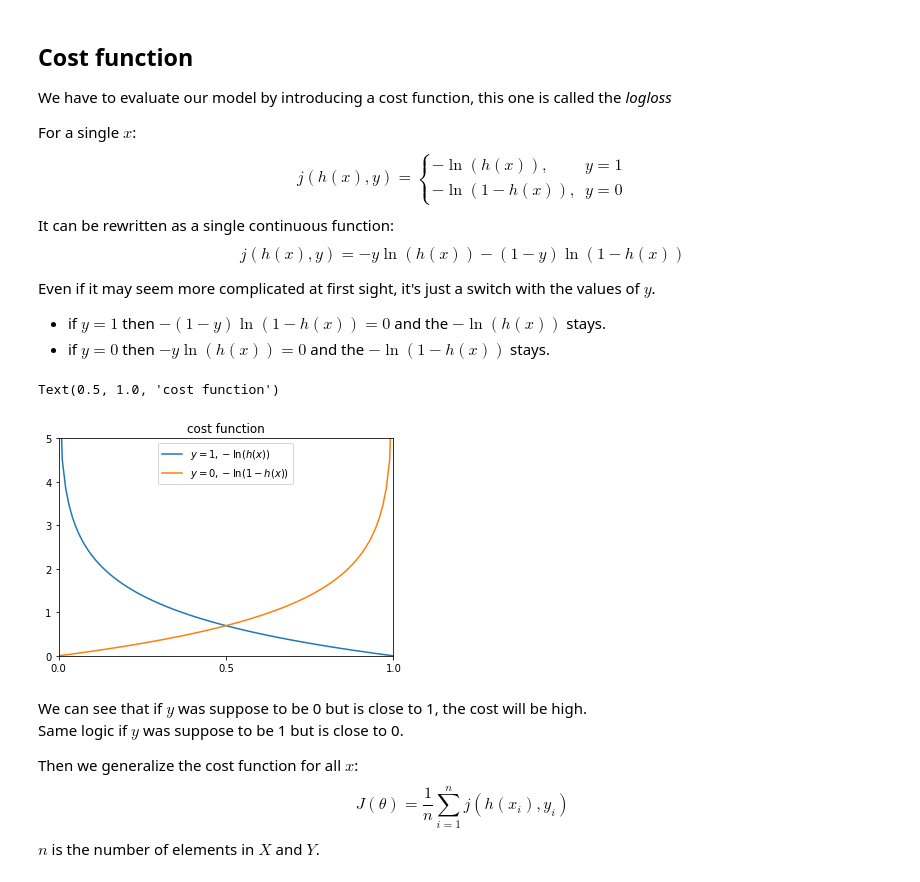
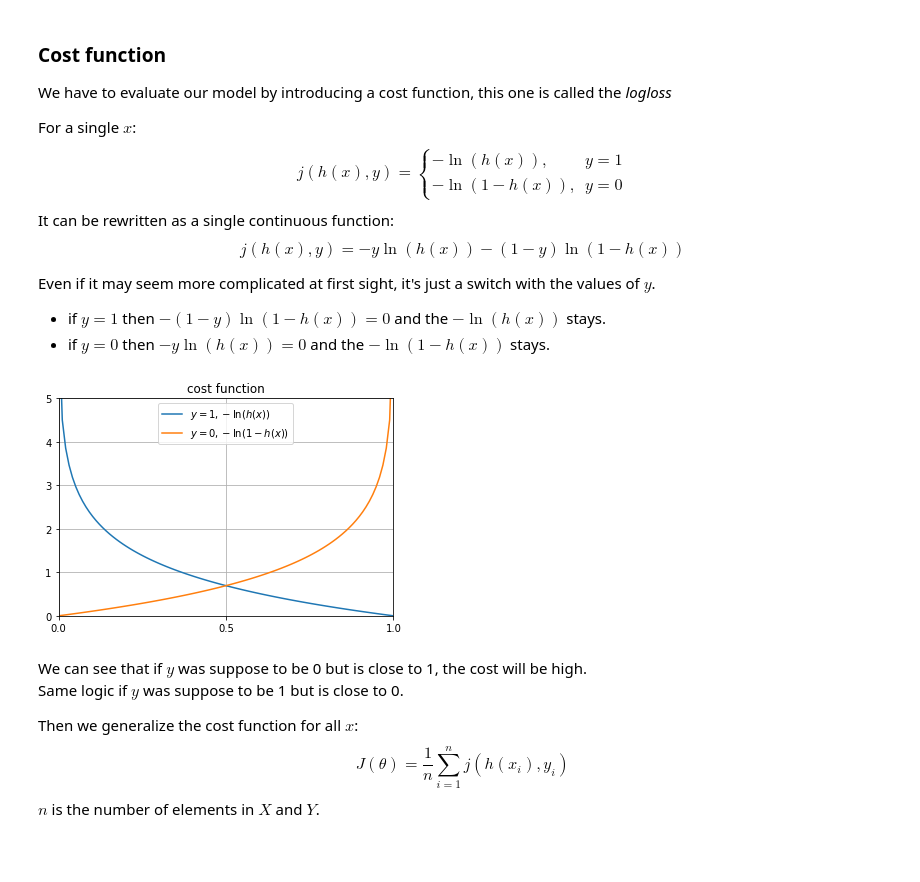
Before and after one commit to cacharle/dslr, a Jupyter notebook: logistic_regression_notebook.ipynb, the cells around one changed output. Drawn from its saved outputs; the diff is of its cells as text; code cells hidden in the pictures; blank space fills up the shorter version.

```diff
--- a/logistic_regression_notebook.ipynb
+++ b/logistic_regression_notebook.ipynb
@@ -124,7 +132,7 @@ def predict(x, theta):
     # there is a nice vector interpretation for this one
     # and it probably compute faster
 # %% [markdown]
-## Cost function
+### Cost function
 
 We have to evaluate our model by introducing a cost function, this one is called the *logloss*
 
@@ -143,19 +151,20 @@ Even if it may seem more complicated at first sight, it's just a switch with the
 - if $y = 1$ then $- (1 - y) \ln(1 - h(x)) = 0$ and the $-\ln(h(x))$ stays.
 - if $y = 0$ then $-y \ln(h(x)) = 0$            and the $-\ln(1 - h(x))$ stays.
 # %%
-xs = np.linspace(0.001, 0.999, 100)
-ys_0 = [-np.log(1 - x) for x in xs]
-ys_1 = [-np.log(x) for x in xs]
-plt.plot(xs, ys_1, label=r'$y = 1, -\ln(h(x))$')
-plt.plot(xs, ys_0, label=r'$y = 0, -\ln(1 - h(x))$')
+xs_log = np.linspace(0.001, 0.999, 100)
+ys_0 = [-np.log(1 - x) for x in xs_log]
+ys_1 = [-np.log(x) for x in xs_log]
+plt.plot(xs_log, ys_1, label=r'$y = 1, -\ln(h(x))$')
+plt.plot(xs_log, ys_0, label=r'$y = 0, -\ln(1 - h(x))$')
 plt.ylim([0, 5])
 plt.xlim([0, 1])
 plt.xticks([0, 0.5, 1])
 plt.legend()
+plt.grid()
 plt.title('cost function')
+plt.show()
 # %% [output]
-Text(0.5, 1.0, 'cost function')
-[figure, old version]
+[figure, new version]
 # %%
 def logloss(x, y, theta):
     if y == 1:
```
Also changed, not shown: parts of 23 cells of this notebook.
